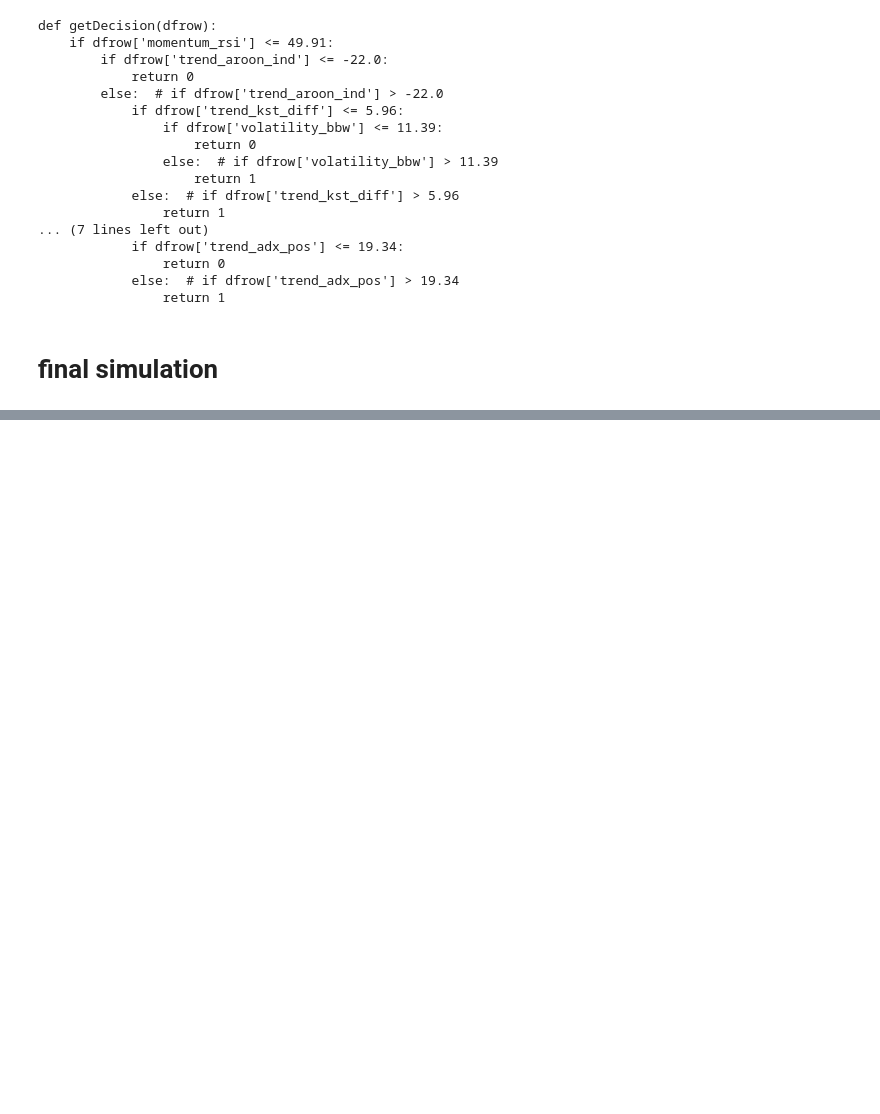
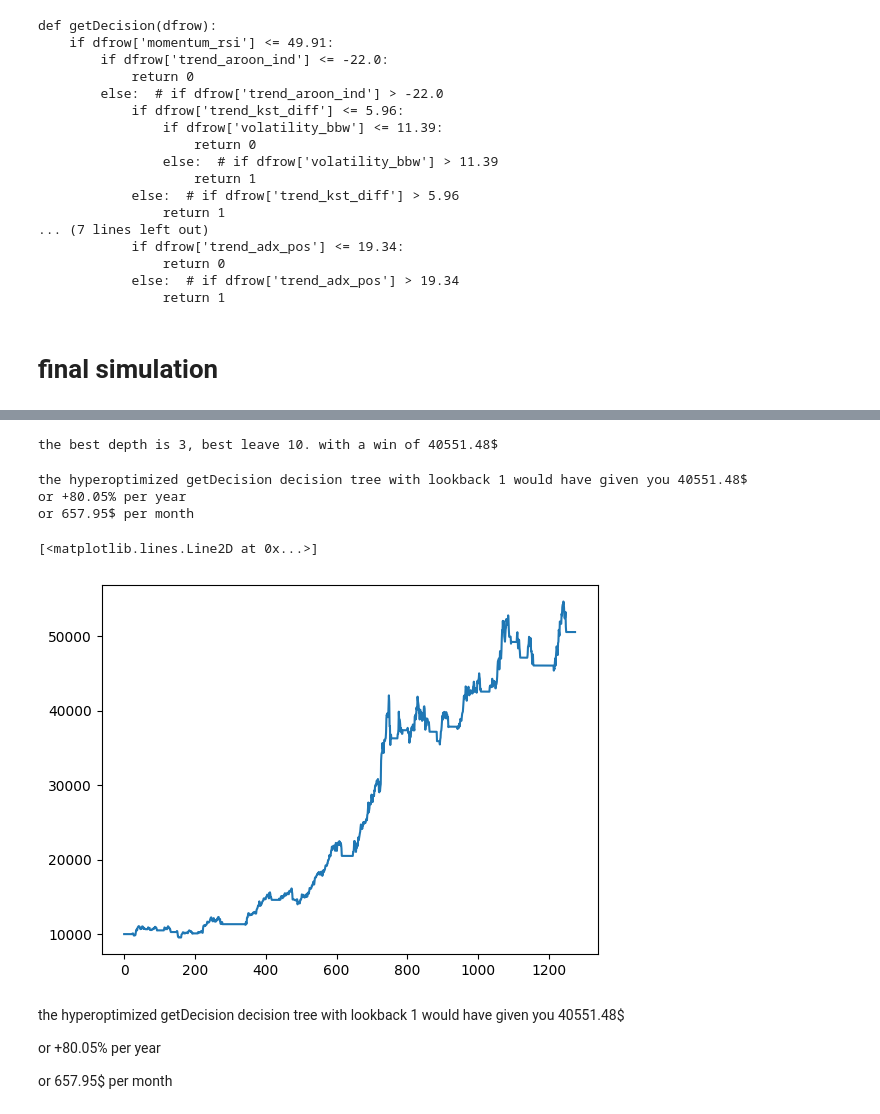
Before and after one commit to JustinGuese/tradingbot22-tradingbots, a Jupyter notebook: jupyternotebooks/correlations.ipynb, the cells around one changed output, grey strips where cells are left out. Cells and saved outputs as stored; diff of their text form; code cells hidden in the pictures; blank space fills up the shorter version.

```diff
--- a/jupyternotebooks/correlations.ipynb
+++ b/jupyternotebooks/correlations.ipynb
@@ -872,0 +940,44 @@ or 79.79$ per month
+# %%
+justHoldingWin = 6582
+
+bestDepth = -1
+bestLeafes = -1
+bestDepthWin = -9999
+for depth in [100,50,20,10,5,3]:
+    for leafes in [100,50,20,10,5,3]:
+        clf = tree.DecisionTreeClassifier(max_depth=depth, max_leaf_nodes = leafes)
+        clf.fit(X, Y)
+        # scr = clf.score(X, Y)
+        # print("score is: ", scr)
+        bestLookbackWin, bestLookback, bestLookbackPortfolio = oneRun(clf)
+        if bestLookbackWin >= bestDepthWin: # equal to prefer smaller trees
+            bestDepthWin = bestLookbackWin
+            bestDepth = depth
+            bestLeafes = leafes
+print("the best depth is %d, best leave %d. with a win of %.2f$" % (bestDepth, bestLeafes, bestDepthWin))
+# %% [output]
+the best depth is 3, best leave 10. with a win of 40551.48$
+# %%
+clf = tree.DecisionTreeClassifier(max_depth=3, max_leaf_nodes = 10)
+clf.fit(X, Y)
+bestLookbackWin, bestLookback, bestLookbackPortfolio = oneRun(clf)
+print("the hyperoptimized getDecision decision tree with lookback %d would have given you %.2f$" % (bestLookback, bestLookbackWin))
+days = (df.index[-1] - df.index[0]).days
+winPct = bestLookbackWin / startMoney * 100
+winPctYear = winPct / days * 365
+print("or +%.2f%% per year" % winPctYear)
+winPerMonth = bestLookbackWin / days * 30
+print("or %.2f$ per month" % winPerMonth)
+plt.plot(bestLookbackPortfolio)
+# %% [output]
+the hyperoptimized getDecision decision tree with lookback 1 would have given you 40551.48$
+or +80.05% per year
+or 657.95$ per month
+[<matplotlib.lines.Line2D at 0x...>]
+[figure, added]
+# %% [markdown]
+the hyperoptimized getDecision decision tree with lookback 1 would have given you 40551.48$
+
+or +80.05% per year
+
+or 657.95$ per month
```
Also changed, not shown: parts of 10 cells of this notebook.
